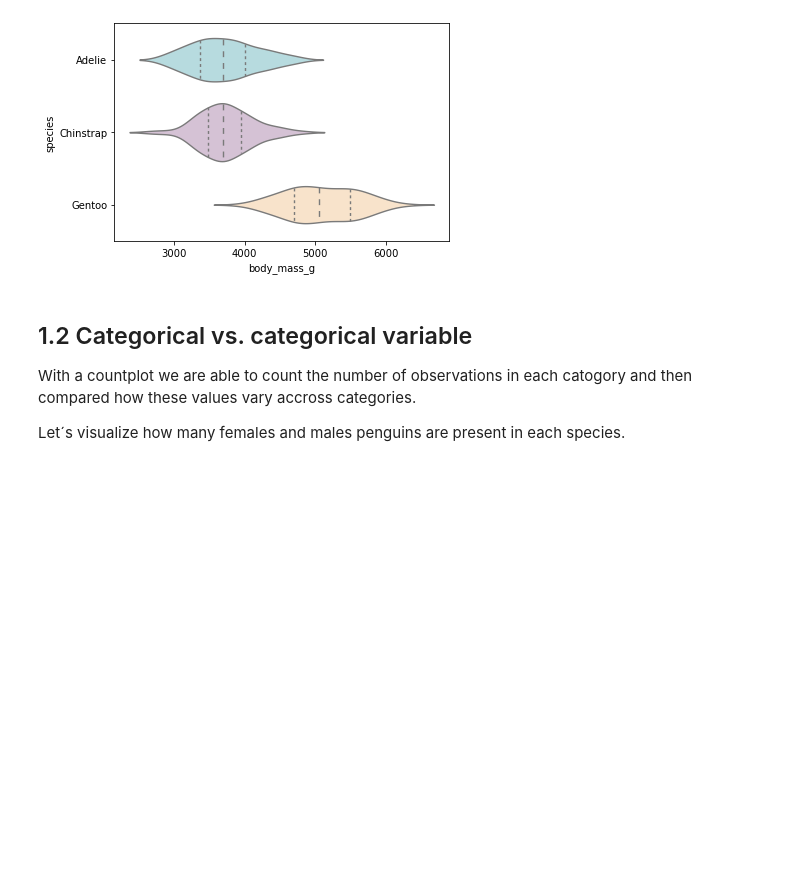
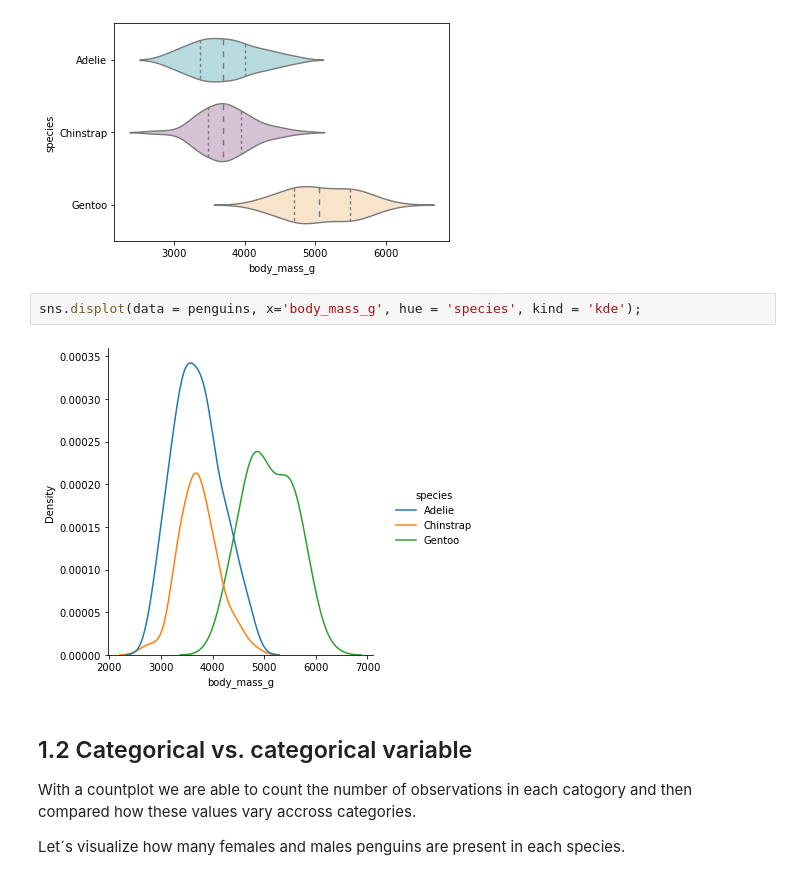
Before and after one commit to zatkopatrik/authentic-data-science, a Jupyter notebook: Jupyter_notebooks/3. Data-Visualization/3_4_13 Bivariate Analysis with Seaborn.ipynb, the cells around one changed output. Drawn from its saved outputs; the diff is of its cells as text; blank space fills up the shorter version.

Commit message:
Bivariate plots

```diff
--- a/Jupyter_notebooks/3. Data-Visualization/3_4_13 Bivariate Analysis with Seaborn.ipynb
+++ b/Jupyter_notebooks/3. Data-Visualization/3_4_13 Bivariate Analysis with Seaborn.ipynb
@@ -210,6 +210,10 @@ ax = sns.violinplot(data = penguins, x = 'body_mass_g', y = 'species',
                     palette = color);
 # %% [output]
 [figure]
+# %%
+sns.displot(data = penguins, x='body_mass_g', hue = 'species', kind = 'kde');
+# %% [output]
+[figure, added]
 # %% [markdown]
 ## 1.2 Categorical vs. categorical variable
 
```
Also changed, not shown: parts of 11 cells of this notebook.
